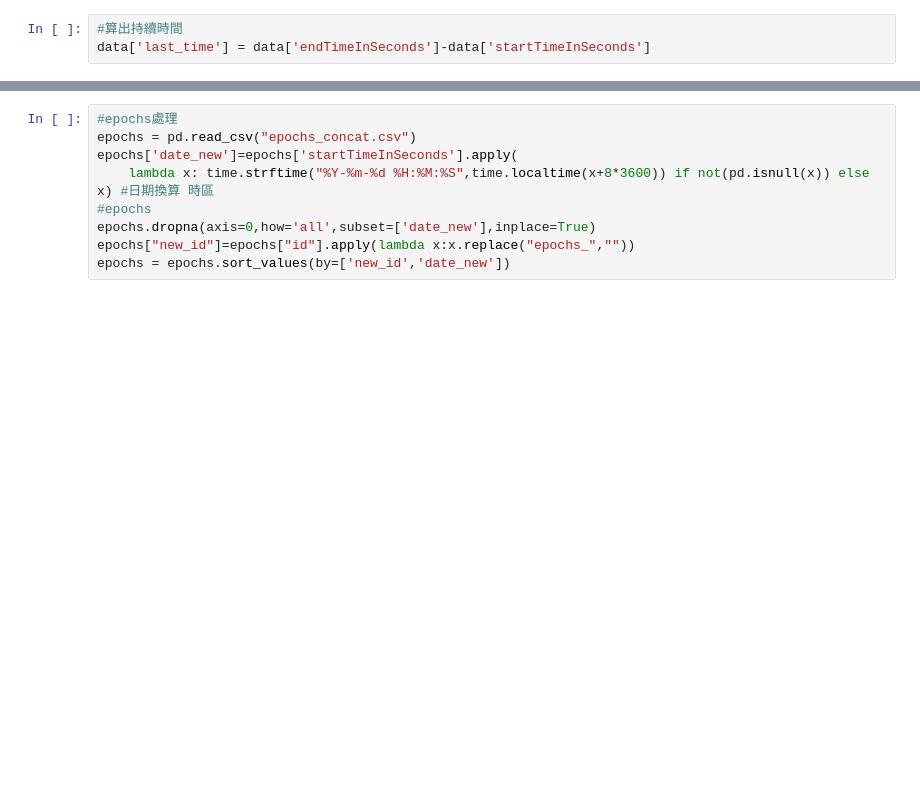
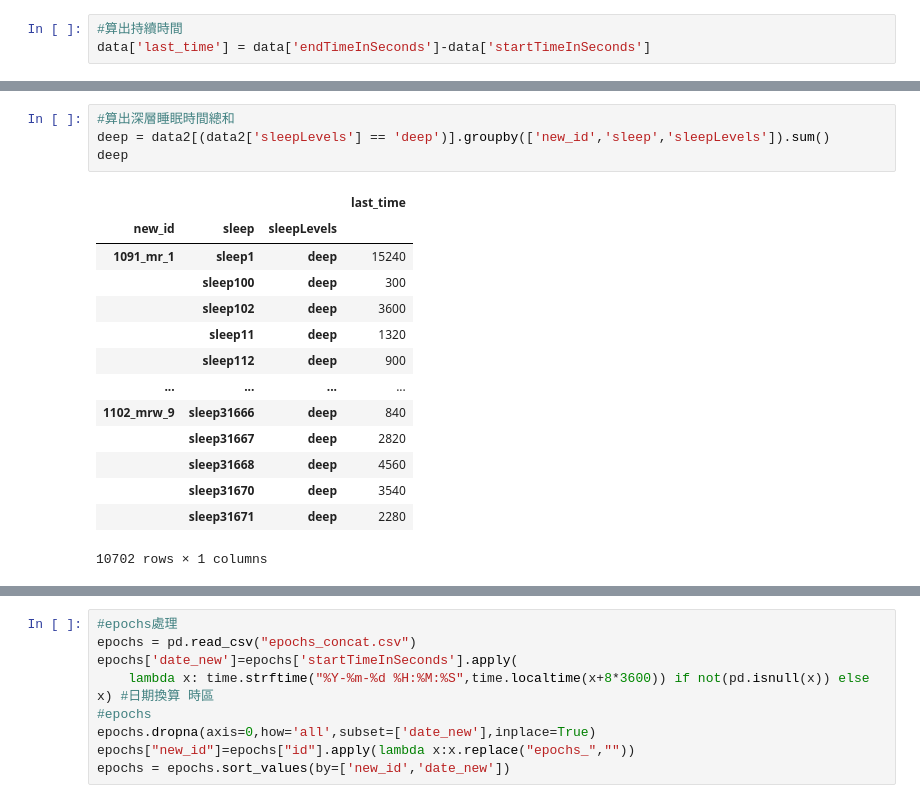
Before and after one commit to im-poster/-, a Jupyter notebook: 巨資期末.ipynb, the cells around one changed output, grey strips where cells are left out. Saved outputs shown, nothing was run; the diff lists cells and outputs as text; blank space fills up the shorter version.

```diff
--- a/巨資期末.ipynb
+++ b/巨資期末.ipynb
@@ -114,0 +200,19 @@ Name: start or end, Length: 74063, dtype: object
+# %%
+#算出深層睡眠時間總和
+deep = data2[(data2['sleepLevels'] == 'deep')].groupby(['new_id','sleep','sleepLevels']).sum()
+deep
+# %% [output]
+|  |  |  | last_time |
+| new_id | sleep | sleepLevels |  |
+| 1091_mr_1 | sleep1 | deep | 15240 |
+|  | sleep100 | deep | 300 |
+|  | sleep102 | deep | 3600 |
+|  | sleep11 | deep | 1320 |
+|  | sleep112 | deep | 900 |
+| ... | ... | ... | ... |
+| 1102_mrw_9 | sleep31666 | deep | 840 |
+|  | sleep31667 | deep | 2820 |
+|  | sleep31668 | deep | 4560 |
+|  | sleep31670 | deep | 3540 |
+|  | sleep31671 | deep | 2280 |
+10702 rows × 1 columns
```
Also changed, not shown: parts of 17 cells of this notebook.
